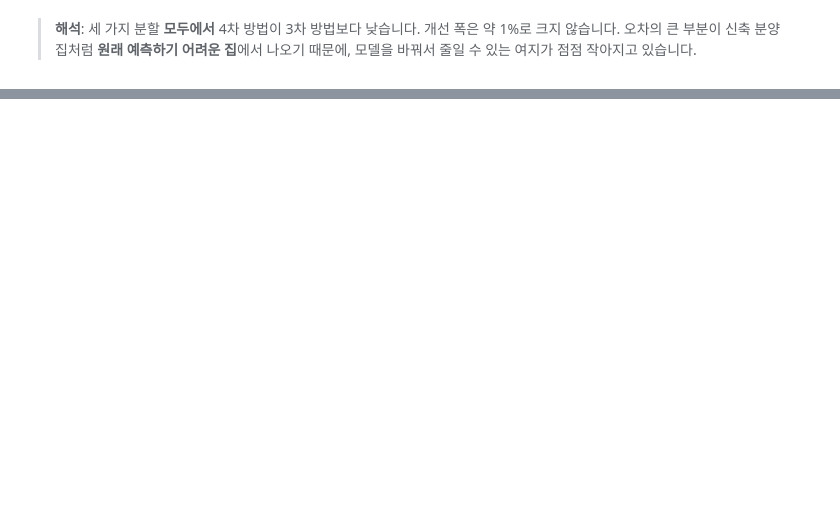
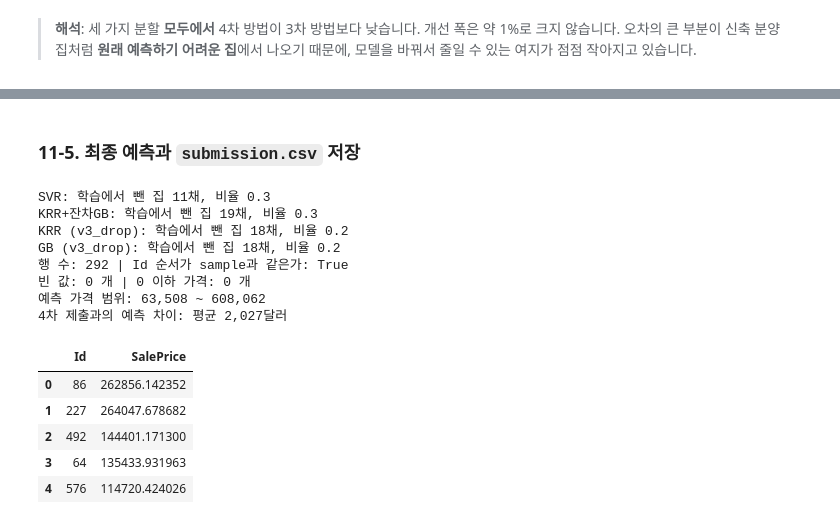
Before and after one commit to killua03400-coder/02.-EDA-Basic, a Jupyter notebook: 필수 머신러닝/modulabs-di/HousePrices_RMSE_개선.ipynb, the cells around one changed output, grey strips where cells are left out. Saved outputs shown, nothing was run; the diff lists cells and outputs as text; code cells hidden in the pictures; blank space fills up the shorter version.

```diff
--- a/필수 머신러닝/modulabs-di/HousePrices_RMSE_개선.ipynb
+++ b/필수 머신러닝/modulabs-di/HousePrices_RMSE_개선.ipynb
@@ -1282,3 +1473,42 @@ GB (v3_drop): 학습에서 뺀 집 18채, 비율 0.2
+# %% [markdown]
+### 11-5. 최종 예측과 `submission.csv` 저장
+# %%
+test_pred11 = np.zeros(len(X11_test))
+for name, (X, X_te, cX, cl, mk, clean, wpow) in models11.items():
+    ridge_full = make_pipeline(cl(), Ridge(alpha=15)).fit(cX, y_all)     # 이상한 집 판단은 원래 피처로
+    res_full = y_all.values - ridge_full.predict(cX)
+    keep = np.abs(res_full - res_full.mean()) < clean * res_full.std()
+    w = y_dollar.values[keep] ** wpow
+    model = mk()
+    model.fit(X[keep], y_all[keep], **{model.steps[-1][0] + "__sample_weight": w / w.mean()})
+    test_pred11 += W4[name] * np.expm1(model.predict(X_te))
+    print(f"{name}: 학습에서 뺀 집 {int((~keep).sum())}채, 비율 {W4[name]}")
+
+submission11 = pd.DataFrame({"Id": test["Id"], "SalePrice": test_pred11})
+submission11.to_csv("submission.csv", index=False)
+
+check = pd.read_csv("submission.csv")
+print("행 수:", len(check), "| Id 순서가 sample과 같은가:", bool((check["Id"].values == sample["Id"].values).all()))
+print("빈 값:", int(check["SalePrice"].isna().sum()), "개 | 0 이하 가격:", int((check["SalePrice"] <= 0).sum()), "개")
+print("예측 가격 범위:", f"{check['SalePrice'].min():,.0f} ~ {check['SalePrice'].max():,.0f}")
+v4 = pd.read_csv("submission_v4.csv")
+print(f"4차 제출과의 예측 차이: 평균 {np.abs(check['SalePrice'] - v4['SalePrice']).mean():,.0f}달러")
+check.head()
+# %% [output]
+SVR: 학습에서 뺀 집 11채, 비율 0.3
+KRR+잔차GB: 학습에서 뺀 집 19채, 비율 0.3
+KRR (v3_drop): 학습에서 뺀 집 18채, 비율 0.2
+GB (v3_drop): 학습에서 뺀 집 18채, 비율 0.2
+행 수: 292 | Id 순서가 sample과 같은가: True
+빈 값: 0 개 | 0 이하 가격: 0 개
+예측 가격 범위: 63,508 ~ 608,062
+4차 제출과의 예측 차이: 평균 2,027달러
+|  | Id | SalePrice |
+| 0 | 86 | 262856.142352 |
+| 1 | 227 | 264047.678682 |
+| 2 | 492 | 144401.171300 |
+| 3 | 64 | 135433.931963 |
+| 4 | 576 | 114720.424026 |
 # %% [markdown]
 ---
 # 정리
```
Also changed, not shown: parts of 26 cells of this notebook, 1 other file.
